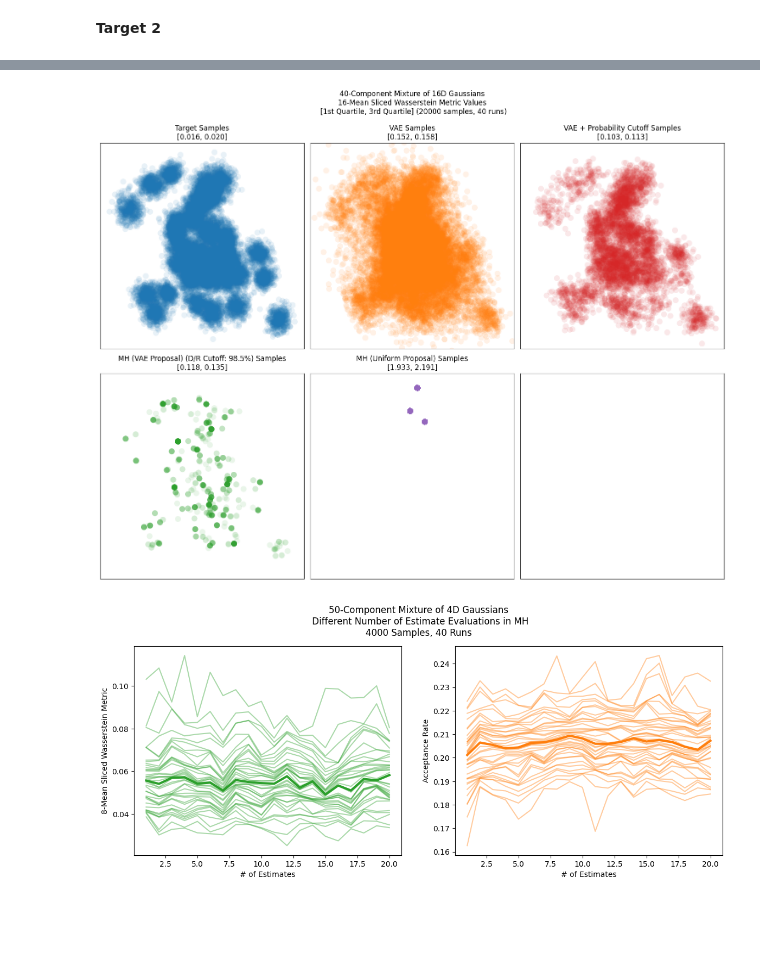
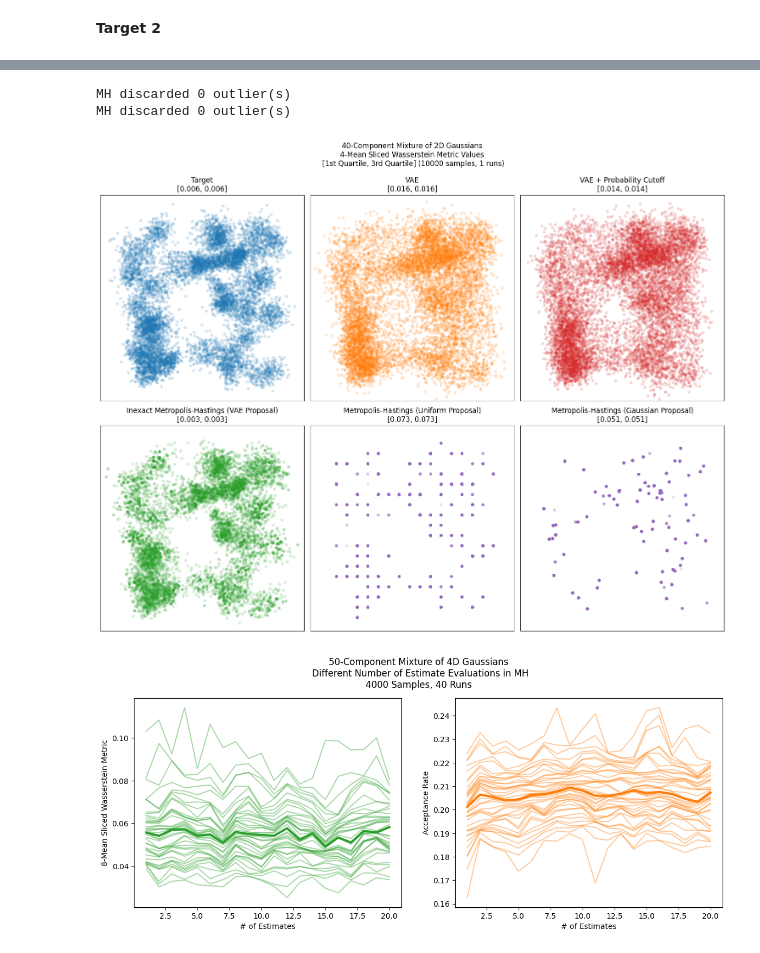
Before and after one commit to xapq/approximate-metropolis-hastings, a Jupyter notebook: MultimodalAnalysis.ipynb, the cells around one changed output, grey strips where cells are left out. Drawn from its saved outputs; the diff is of its cells as text; code cells hidden in the pictures; blank space fills up the shorter version.

```diff
--- a/MultimodalAnalysis.ipynb
+++ b/MultimodalAnalysis.ipynb
@@ -93,19 +93,20 @@ torch.cuda.empty_cache()
 # %%
+hidden_dims = (64, 64, 64, 64)
 model = VAE(
     data_dim=D,
-    hidden_dims=(64, 64, 64, 64),
+    hidden_dims=hidden_dims,
     latent_dim=D,
     device=device
 )
-model_filename = f'models/{target_name}_vae'
+model_filename = f'models/{target_name}_hdim{hidden_dims}_vae'
 # %%
-optimizer = torch.optim.SGD(model.parameters(), lr=0.01, momentum=0.9)
+optimizer = torch.optim.SGD(model.parameters(), lr=0.005, momentum=0.9)
 scheduler = torch.optim.lr_scheduler.StepLR(optimizer, gamma=0.1, step_size=500)
 model.fit_distribution(
     target, 16_384, optimizer,
-    scheduler=scheduler, max_epochs=1100,
+    scheduler=scheduler, max_epochs=1600,
     no_kl_penalty_epochs=50,
     kl_annealing_epochs=300, batch_size=2_048,
-    distribution_metric=SlicedDistributionMetric(WassersteinMetric1d(), 16)
+    distribution_metric=SlicedDistributionMetric(WassersteinMetric1d(), D)
 )
 # %% [output]
@@ -179,62 +186,77 @@ plot_densities_distributions()
 # %%
 def plot_samples():
-    metric = SlicedDistributionMetric(WassersteinMetric1d(), 16)
+    metric = SlicedDistributionMetric(WassersteinMetric1d(), 4)
     #metric = WassersteinMetric()
-    N = 20_000
+    N = 10_000
     q = 0
-    n_runs=40
+    n_runs = 1
     max_rejections=None
+    n_estimates = 10
 
     target_samples = target.sample((N,))
     target_quantile = target.log_prob(target_samples).quantile(q)
-    model_samples = model.sample((N,))
+    # model_samples = model.sample((N,))
 
     dr_q = 0.015
-    model_density_ratios = get_density_ratios(model_samples)
-    max_density_ratio = model_density_ratios.quantile(1 - dr_q)
-    # model_samples = model_samples[model_density_ratios < max_density_ratio]
+    # model_density_ratios = get_density_ratios(model_samples)
+    #max_density_ratio = model_density_ratios.quantile(1 - dr_q)
+    max_density_ratio = 6.5
 
-    cut_acc_rate, cut_samples = log_prob_cutoff_filter(target, model_samples, target_quantile, return_indicies=False)
-    mh_acc_rate, mh_samples = metropolis_hastings_filter(target, cut_samples, model_log_prob_estimator, n_estimates=10, max_density_ratio=max_density_ratio, return_indicies=False)
-
-    # Uniform samples
-    plot_lim = (-0.1, 1.1)
-    coord_values = [torch.linspace(*plot_lim, ceil(N ** (1 / D)))] * D
-    grid_coords = torch.meshgrid(*coord_values, indexing='ij')
-    uniform_samples = torch.vstack(tuple(map(torch.ravel, grid_coords))).T[torch.randperm(N)].to(device)
-    mh_uni_acc_rate, mh_uni_samples = metropolis_hastings_filter(target, uniform_samples, dummy_estimator, return_indicies=False)
+    # Wrapped in a functions to allow multiple runs
+    def get_cut_samples():
+        return log_prob_cutoff_filter(target, model.sample((N,)), target_quantile, return_indicies=False)[1]
+    def get_mh_samples():
+        cut_samples = get_cut_samples()
+        # cut_density_ratios = get_density_ratios(cut_samples)
+        # cut_samples = cut_samples[cut_density_ratios < max_density_ratio]
+        return metropolis_hastings_filter(target, cut_samples, model_log_prob_estimator, n_estimates=n_estimates, max_density_ratio=max_density_ratio, return_indicies=False)[1]
+    def get_uni_mh_samples():
+        return metropolis_hastings_filter(target, uniform_samples, dummy_estimator, return_indicies=False)[1]
+    def get_gaussian_mh_samples():
+        gaussian_prop = torch.distributions.MultivariateNormal(torch.zeros(2, device=device) + 2, torch.eye(2, device=device))
+        return metropolis_hastings_filter(target, gaussian_prop.sample((N,)), gaussian_prop.log_prob, return_indicies=False)[1]
 
     plot_info = [
         (lambda: target.sample((N,)), 'Target', 'tab:blue'),
         (lambda: model.sample((N,)), 'VAE', 'tab:orange'),
-        (lambda: log_prob_cutoff_filter(target, model.sample((N,)), target_quantile, return_indicies=False)[1], 'VAE + Probability Cutoff', 'tab:red'),
-        (lambda: metropolis_hastings_filter(target, log_prob_cutoff_filter(target, model.sample((N,)), target_quantile, return_indicies=False)[1], model_log_prob_estimator, n_estimates=10, max_rejections=max_rejections, return_indicies=False)[1],
-         f'MH (VAE Proposal) (D/R Cutoff: {(1-dr_q)*100}%)',
+        (get_cut_samples, 'VAE + Probability Cutoff', 'tab:red'),
+        (get_mh_samples,
+         f'Inexact Metropolis-Hastings (VAE Proposal)',
          'tab:green'),
-        (lambda: metropolis_hastings_filter(target, uniform_samples, dummy_estimator, return_indicies=False)[1], 'MH (Uniform Proposal)', 'tab:purple')
     ]
-    proj_vecs = torch.qr(torch.randn(D, D, device=device, generator=torch.Generator(42))).Q[:2]
+    if D == 2:
+        plot_lim = (-1, 6)
+        coord_values = [torch.linspace(*plot_lim, ceil(N ** (1 / D)))] * D
+        grid_coords = torch.meshgrid(*coord_values, indexing='ij')
+        uniform_samples = torch.vstack(tuple(map(torch.ravel, grid_coords))).T[torch.randperm(N)].to(device)
+        plot_info.append((get_uni_mh_samples, 'Metropolis-Hastings (Uniform Proposal)', 'tab:purple'))
+        plot_info.append((get_gaussian_mh_samples, 'Metropolis-Hastings (Gaussian Proposal)', 'tab:purple'))
+        proj_vecs = torch.eye(2, device=device)
+    else:
+        proj_vecs = torch.qr(torch.randn(D, D, device=device, generator=torch.Generator(42))).Q[:2]
 
     fig, axs = plt.subplots(ncols=3, nrows=2, figsize=(15, 11))
     axs = axs.flatten()
     for i, (get_samples, sample_name, color) in tqdm(enumerate(plot_info)):
         #metric_mean, metric_std = estimate_mean_and_std(lambda: metric(target.sample((N,)), get_samples()), n_runs=10)
-        metric_lower, metric_upper = estimate_quartiles(lambda: metric(target.sample((N,)), get_samples()), n_runs=10)
-        axs[i].scatter(*pl(get_samples() @ proj_vecs.T), s=400, alpha=0.1, edgecolors='none', marker='.', c=color)
-        axs[i].set_title(f'{sample_name} Samples\n[{metric_lower:0.3f}, {metric_upper:0.3f}]')
+        metric_lower, metric_upper = estimate_quartiles(lambda: metric(target.sample((N,)), get_samples()), n_runs=n_runs)
+        axs[i].scatter(*pl(get_samples() @ proj_vecs.T), s=100, alpha=0.2, edgecolors='none', marker='.', c=color)
+        axs[i].set_title(f'{sample_name}\n[{metric_lower:0.3f}, {metric_upper:0.3f}]')
     for ax in axs:
         #ax.axis('equal')
         ax.set_xticks([])
         ax.set_yticks([])
         ax.set_xlim(axs[0].get_xlim())
         ax.set_ylim(axs[0].get_ylim())
     plt.tight_layout()
     # Mean ± Std Dev
     fig.suptitle(f'{target_friendly_name}\n{metric.name()} Values\n [1st Quartile, 3rd Quartile] ({N} samples, {n_runs} runs)', y=1.06)
 
 plot_samples()
 # %% [output]
+MH discarded 0 outlier(s)
+MH discarded 0 outlier(s)
-[figure, old version]
+[figure, new version]
 # %%
 def find_optimal_n_estimates():
     metric = SlicedDistributionMetric(WassersteinMetric1d(), 8)
```
Also changed, not shown: parts of 5 cells of this notebook, 14 other files.
